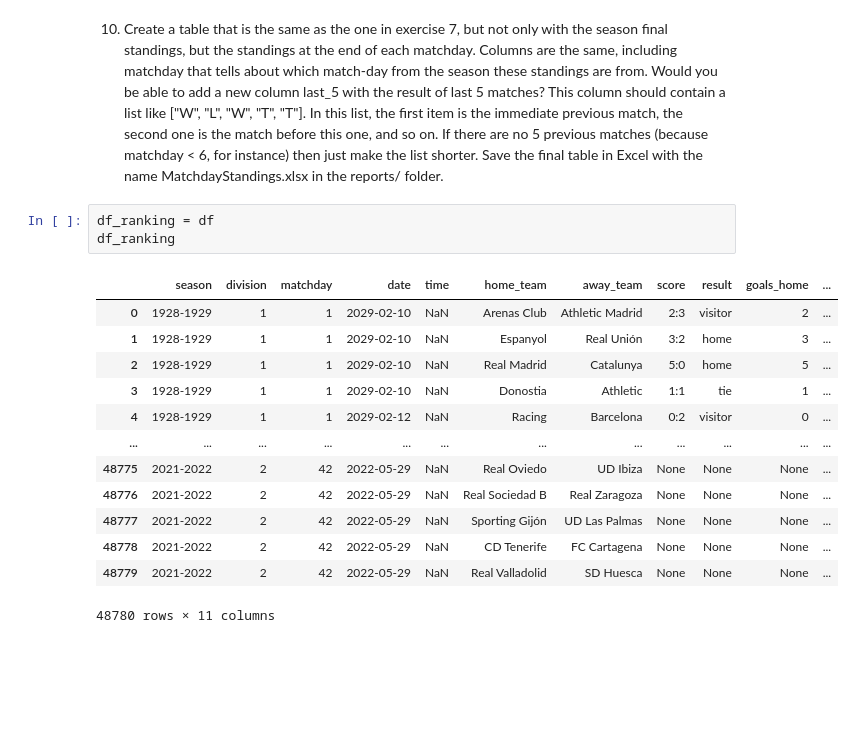
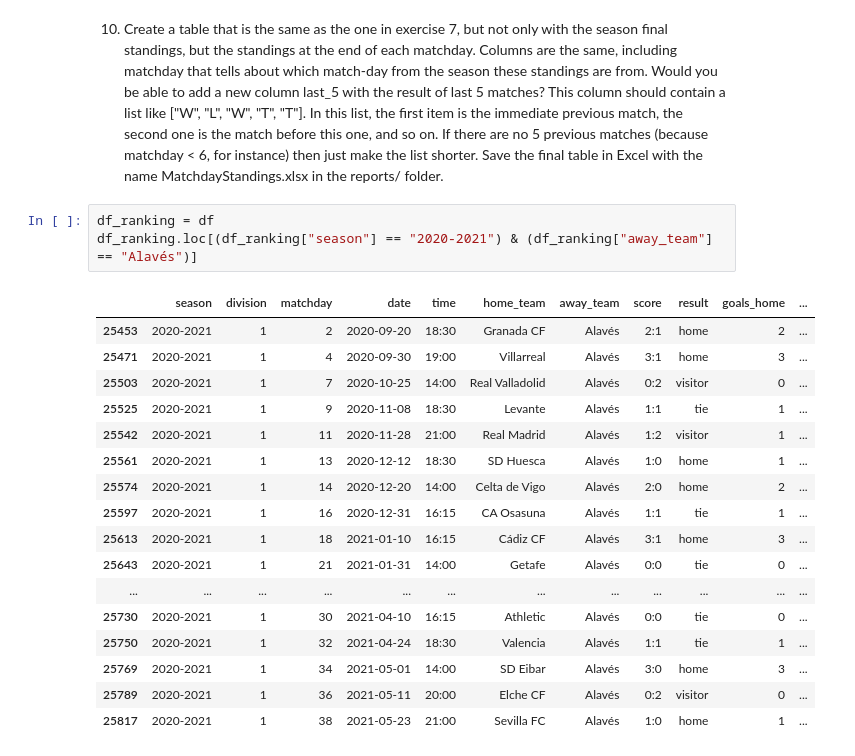
Before and after one commit to tinchit0/la-quiniela, a Jupyter notebook: analysis/LaLigaDataAnalysis.ipynb, the cells around one changed output. Cells and saved outputs as stored; diff of their text form; blank space fills up the shorter version.

```diff
--- a/analysis/LaLigaDataAnalysis.ipynb
+++ b/analysis/LaLigaDataAnalysis.ipynb
@@ -524,21 +520,25 @@ KeyError: 'team'
 10. Create a table that is the same as the one in exercise 7, but not only with the season final standings, but the standings at the end of each matchday. Columns are the same, including matchday that tells about which match-day from the season these standings are from. Would you be able to add a new column last_5 with the result of last 5 matches? This column should contain a list like ["W", "L", "W", "T", "T"]. In this list, the first item is the immediate previous match, the second one is the match before this one, and so on. If there are no 5 previous matches (because matchday < 6, for instance) then just make the list shorter. Save the final table in Excel with the name MatchdayStandings.xlsx in the reports/ folder.
 # %%
 df_ranking = df
-df_ranking
+df_ranking.loc[(df_ranking["season"] == "2020-2021") & (df_ranking["away_team"] == "Alavés")]
 # %% [output]
 |  | season | division | matchday | date | time | home_team | away_team | score | result | goals_home | ... |
-| 0 | 1928-1929 | 1 | 1 | 2029-02-10 | NaN | Arenas Club | Athletic Madrid | 2:3 | visitor | 2 | ... |
-| 1 | 1928-1929 | 1 | 1 | 2029-02-10 | NaN | Espanyol | Real Unión | 3:2 | home | 3 | ... |
-| 2 | 1928-1929 | 1 | 1 | 2029-02-10 | NaN | Real Madrid | Catalunya | 5:0 | home | 5 | ... |
-| 3 | 1928-1929 | 1 | 1 | 2029-02-10 | NaN | Donostia | Athletic | 1:1 | tie | 1 | ... |
-| 4 | 1928-1929 | 1 | 1 | 2029-02-12 | NaN | Racing | Barcelona | 0:2 | visitor | 0 | ... |
+| 25453 | 2020-2021 | 1 | 2 | 2020-09-20 | 18:30 | Granada CF | Alavés | 2:1 | home | 2 | ... |
+| 25471 | 2020-2021 | 1 | 4 | 2020-09-30 | 19:00 | Villarreal | Alavés | 3:1 | home | 3 | ... |
+| 25503 | 2020-2021 | 1 | 7 | 2020-10-25 | 14:00 | Real Valladolid | Alavés | 0:2 | visitor | 0 | ... |
+| 25525 | 2020-2021 | 1 | 9 | 2020-11-08 | 18:30 | Levante | Alavés | 1:1 | tie | 1 | ... |
+| 25542 | 2020-2021 | 1 | 11 | 2020-11-28 | 21:00 | Real Madrid | Alavés | 1:2 | visitor | 1 | ... |
+| 25561 | 2020-2021 | 1 | 13 | 2020-12-12 | 18:30 | SD Huesca | Alavés | 1:0 | home | 1 | ... |
+| 25574 | 2020-2021 | 1 | 14 | 2020-12-20 | 14:00 | Celta de Vigo | Alavés | 2:0 | home | 2 | ... |
+| 25597 | 2020-2021 | 1 | 16 | 2020-12-31 | 16:15 | CA Osasuna | Alavés | 1:1 | tie | 1 | ... |
+| 25613 | 2020-2021 | 1 | 18 | 2021-01-10 | 16:15 | Cádiz CF | Alavés | 3:1 | home | 3 | ... |
+| 25643 | 2020-2021 | 1 | 21 | 2021-01-31 | 14:00 | Getafe | Alavés | 0:0 | tie | 0 | ... |
 | ... | ... | ... | ... | ... | ... | ... | ... | ... | ... | ... | ... |
-| 48775 | 2021-2022 | 2 | 42 | 2022-05-29 | NaN | Real Oviedo | UD Ibiza | None | None | None | ... |
-| 48776 | 2021-2022 | 2 | 42 | 2022-05-29 | NaN | Real Sociedad B | Real Zaragoza | None | None | None | ... |
-| 48777 | 2021-2022 | 2 | 42 | 2022-05-29 | NaN | Sporting Gijón | UD Las Palmas | None | None | None | ... |
-| 48778 | 2021-2022 | 2 | 42 | 2022-05-29 | NaN | CD Tenerife | FC Cartagena | None | None | None | ... |
-| 48779 | 2021-2022 | 2 | 42 | 2022-05-29 | NaN | Real Valladolid | SD Huesca | None | None | None | ... |
+| 25730 | 2020-2021 | 1 | 30 | 2021-04-10 | 16:15 | Athletic | Alavés | 0:0 | tie | 0 | ... |
+| 25750 | 2020-2021 | 1 | 32 | 2021-04-24 | 18:30 | Valencia | Alavés | 1:1 | tie | 1 | ... |
+| 25769 | 2020-2021 | 1 | 34 | 2021-05-01 | 14:00 | SD Eibar | Alavés | 3:0 | home | 3 | ... |
+| 25789 | 2020-2021 | 1 | 36 | 2021-05-11 | 20:00 | Elche CF | Alavés | 0:2 | visitor | 0 | ... |
+| 25817 | 2020-2021 | 1 | 38 | 2021-05-23 | 21:00 | Sevilla FC | Alavés | 1:0 | home | 1 | ... |
-48780 rows × 11 columns
 # %%
 df_ranking = df_ranking.copy()
 df_ranking["goals_home"] = df_ranking["goals_home"].fillna(0).astype(int)
```
Also changed, not shown: parts of 5 cells of this notebook.
